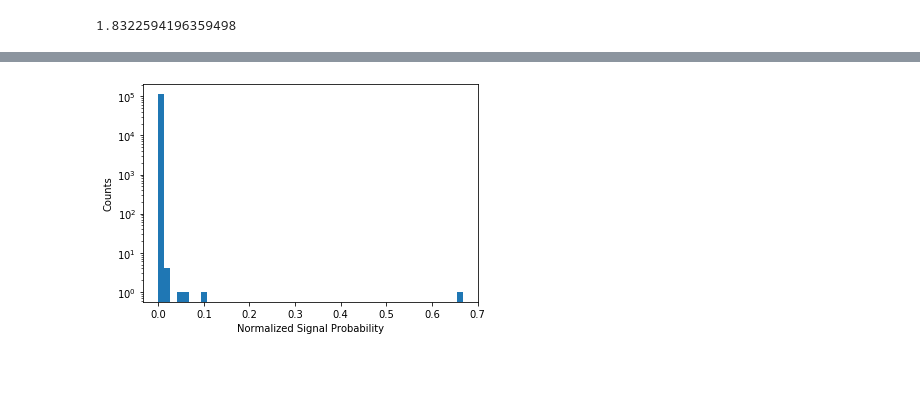
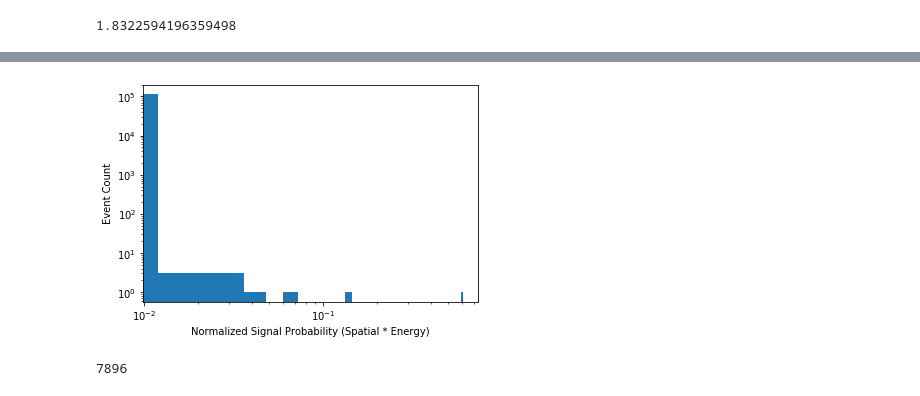
Before and after one commit to MACampana/IceCube_Intro, a Jupyter notebook: IntroAnalyses.ipynb, the cells around one changed output, grey strips where cells are left out. Cells and saved outputs as stored; diff of their text form; code cells hidden in the pictures; blank space fills up the shorter version.

```diff
--- a/IntroAnalyses.ipynb
+++ b/IntroAnalyses.ipynb
@@ -708,3 +730,24 @@ B_e, B_e_func = Get_E_dists.data_energy_dist()
+# %%
+#Now get the weighting for each event using the histograms:
+def index_hist2d(H, xedges, yedges, xcoords, ycoords):
+
+    xcents = xedges[:-1] + np.diff(xedges)/2.0
+    ycents = yedges[:-1] + np.diff(yedges)/2.0
+
+    xinds = np.abs(xcents.reshape(1,-1) - xcoords.reshape(-1,1)).argmin(axis=1)
+    yinds = np.abs(ycents.reshape(1,-1) - ycoords.reshape(-1,1)).argmin(axis=1)
+
+    Hvals = H[yinds, xinds]
+
+    return Hvals
+
+S_e = index_hist2d(S_e_hist, S_logE_edges, S_sinDec_edges, Data_logE, np.sin(Data_DEC))
+B_e = index_hist2d(B_e_hist, B_logE_edges, B_sinDec_edges, Data_logE, np.sin(Data_DEC))
+# %%
+#Background doesnt depend on RA, so doesnt change with scrambles
+#Do once to save time...
+GC_forBG = Single_Source_Spatial_Dists(Data_DEC, Data_RA, Data_AngErr, GC_dec, GC_ra)
+B_s = GC_forBG.background_spatial()
 # %%
 start_time = time.clock()
 #Lists for holding values for each scramble--------------------------
@@ -719,7 +762,6 @@ start_time = time.clock()
 #Unbinned holding lists---------------
 TS_list = []
 ns_list = []
-
 #**************** Now, for scrambles, use this loop: **************************
 for scram in range(num_trials):
     #First pass, no scramble, use data
@@ -767,7 +809,7 @@ for scram in range(num_trials):
 #Unbinned LLH Analysis-------------------------------------
     GC_S_dists = Single_Source_Spatial_Dists(Data_DEC, RA_use, Data_AngErr, GC_dec, GC_ra)
     S_s = GC_S_dists.signal_spatial()
-    B_s = GC_S_dists.background_spatial()
+    #B_s = GC_S_dists.background_spatial()
 
     Do_TS_Calcs = Single_Source_TestStatistic(S_s, B_s, S_e, B_e)
     bf_ns, TS = Do_TS_Calcs.minimize_TS()
@@ -950,12 +931,13 @@ PlotPointsNearSource(topRA, topDEC, topERR, topS, target_ra, target_dec, target_
 # %%
-plt.hist(dataS_norm,bins=50)
-plt.xlabel('Normalized Signal Probability')
-plt.ylabel('Counts')
-plt.yscale('log')
+plt.hist(dataS_norm, bins=50)
+plt.xlabel('Normalized Signal Probability (Spatial * Energy)')
+plt.ylabel('Event Count')
+plt.loglog()
 
 plt.show()
 # %% [output]
-[figure, old version]
+[figure, new version]
+7896
 # %%
 #Trial Correction for binned pvalues, and Crab Nebula bin--------------
 
```
Also changed, not shown: parts of 18 cells of this notebook.
